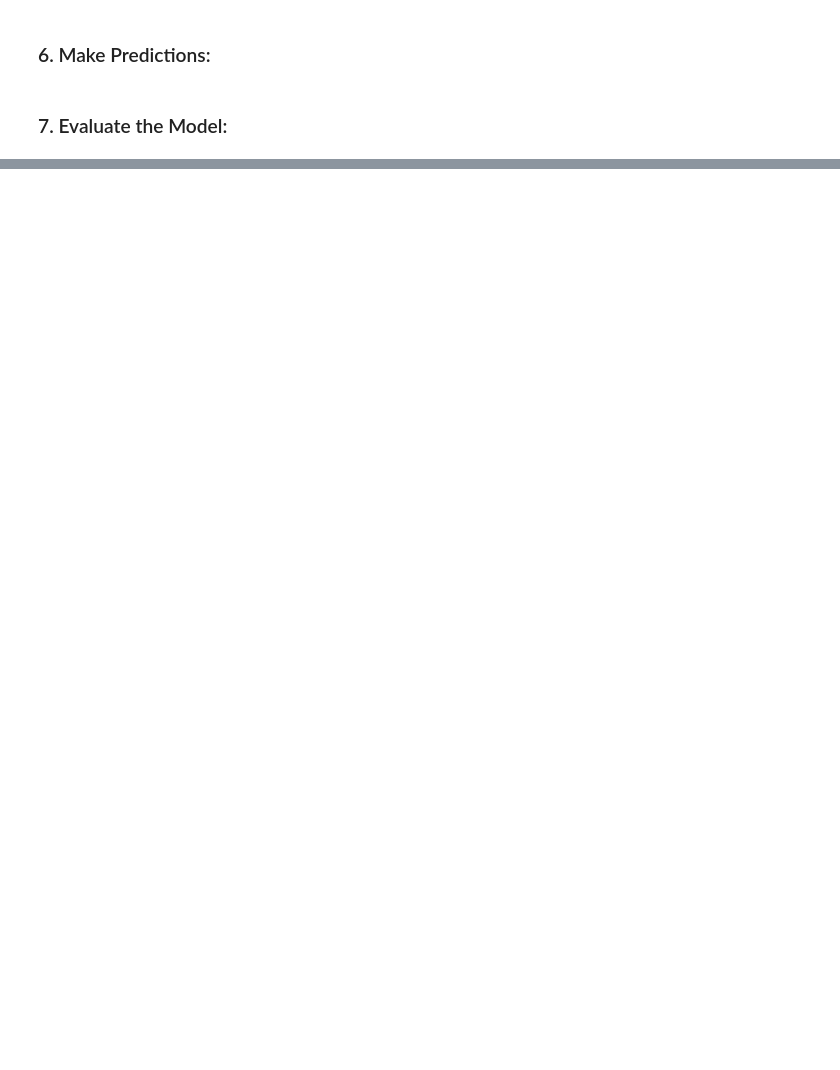
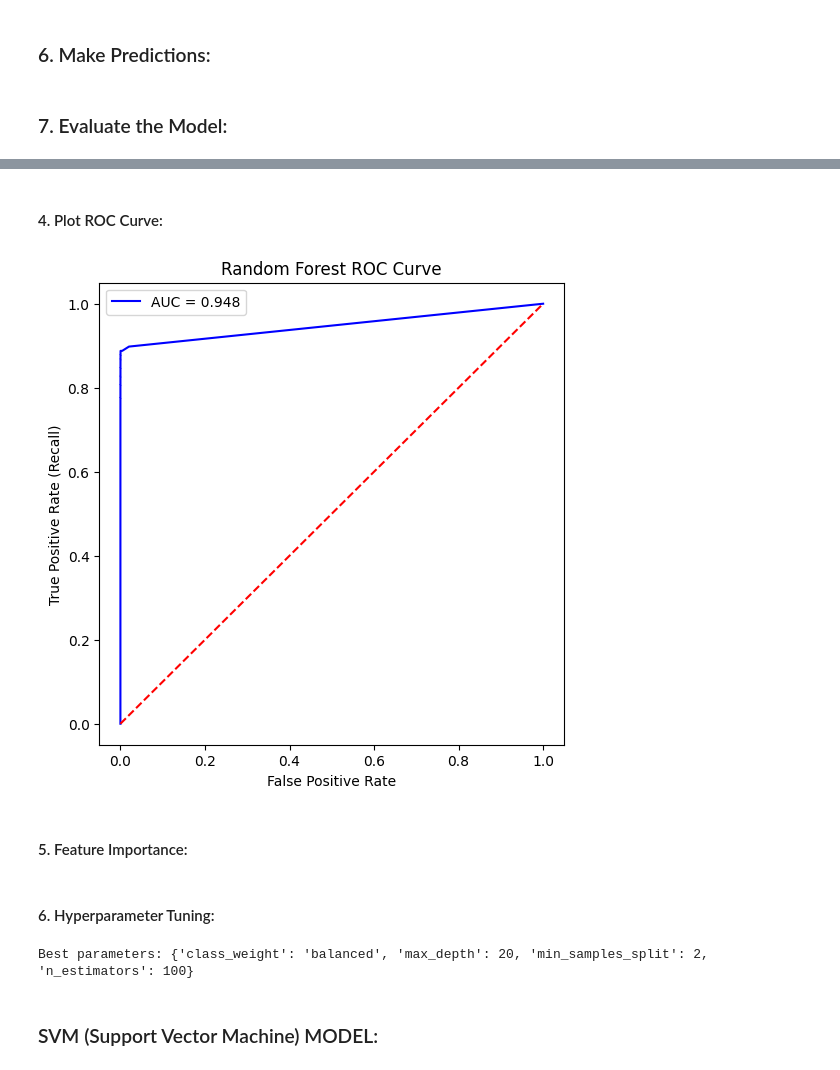
Before and after one commit to annapav7/A_FOOD_FRAUD, a Jupyter notebook: a_fool_fraud_tradi.ipynb, the cells around one changed output, grey strips where cells are left out. Saved outputs shown, nothing was run; the diff lists cells and outputs as text; code cells hidden in the pictures; blank space fills up the shorter version.

```diff
--- a/a_fool_fraud_tradi.ipynb
+++ b/a_fool_fraud_tradi.ipynb
@@ -37,8 +89,8 @@ print(df.head())
 ### 3. Split the Data into Training and Testing Sets:
 # %%
 # Separate features (X) and target variable (y)
-X = df('target_column', axis=1)  # Replace 'target_column' with the name of your target variable
-y = df['target_column']
+X = df.drop('Class', axis=1)
+y = df['Class']
 
 # Split the data into training and testing sets (80% train, 20% test)
 X_train, X_test, y_train, y_test = train_test_split(X, y, test_size=0.2, random_state=42)
@@ -101,0 +169,9 @@ NameError: name 'X_train' is not defined
+# %%
+rf_model = RandomForestClassifier(
+    n_estimators=100,      # number of trees
+    max_depth=None,        # tree depth (None = fully grown trees)
+    random_state=42,
+    class_weight='balanced'  # handle class imbalance automatically
+)
+
+rf_model.fit(X_train, y_train)
@@ -101,0 +182,3 @@ NameError: name 'X_train' is not defined
+# %%
+y_pred = rf_model.predict(X_test)
+y_pred_proba = rf_model.predict_proba(X_test)[:, 1]  # needed for ROC/AUC
@@ -101,0 +211,20 @@ NameError: name 'X_train' is not defined
+# %% [markdown]
+#### 4. Plot ROC Curve:
+# %%
+from sklearn.metrics import roc_curve
+import matplotlib.pyplot as plt
+
+fpr, tpr, _ = roc_curve(y_test, y_pred_proba)
+
+plt.figure(figsize=(6,6))
+plt.plot(fpr, tpr, color='blue', label=f'AUC = {auc:.3f}')
+plt.plot([0, 1], [0, 1], color='red', linestyle='--')
+plt.xlabel('False Positive Rate')
+plt.ylabel('True Positive Rate (Recall)')
+plt.title('Random Forest ROC Curve')
+plt.legend()
+plt.show()
+# %% [output]
+[figure, added]
+# %% [markdown]
+#### 5. Feature Importance:
@@ -101,0 +236,25 @@ NameError: name 'X_train' is not defined
+# %% [markdown]
+#### 6. Hyperparameter Tuning:
+# %%
+param_grid = {
+    'n_estimators': [100, 200],
+    'max_depth': [None, 10, 20],
+    'min_samples_split': [2, 5],
+    'class_weight': ['balanced']
+}
+
+grid = GridSearchCV(
+    estimator=RandomForestClassifier(random_state=42),
+    param_grid=param_grid,
+    cv=3,
+    scoring='f1',
+    n_jobs=-1
+)
+grid.fit(X_train, y_train)
+
+print("Best parameters:", grid.best_params_)
+best_model = grid.best_estimator_
+# %% [output]
+Best parameters: {'class_weight': 'balanced', 'max_depth': 20, 'min_samples_split': 2, 'n_estimators': 100}
+# %% [markdown]
+### SVM (Support Vector Machine) MODEL:
```
Also changed, not shown: parts of 38 cells of this notebook, 2 other files.
